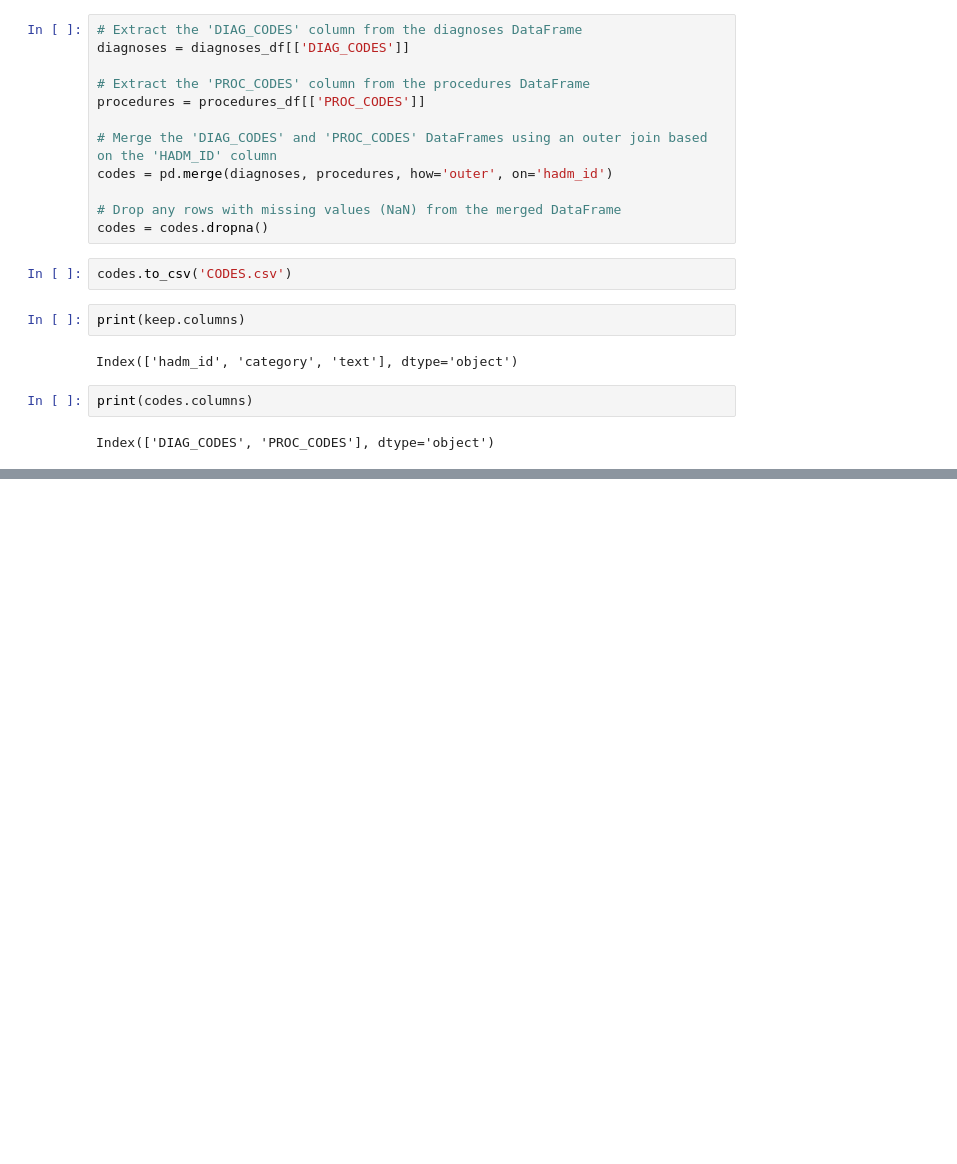
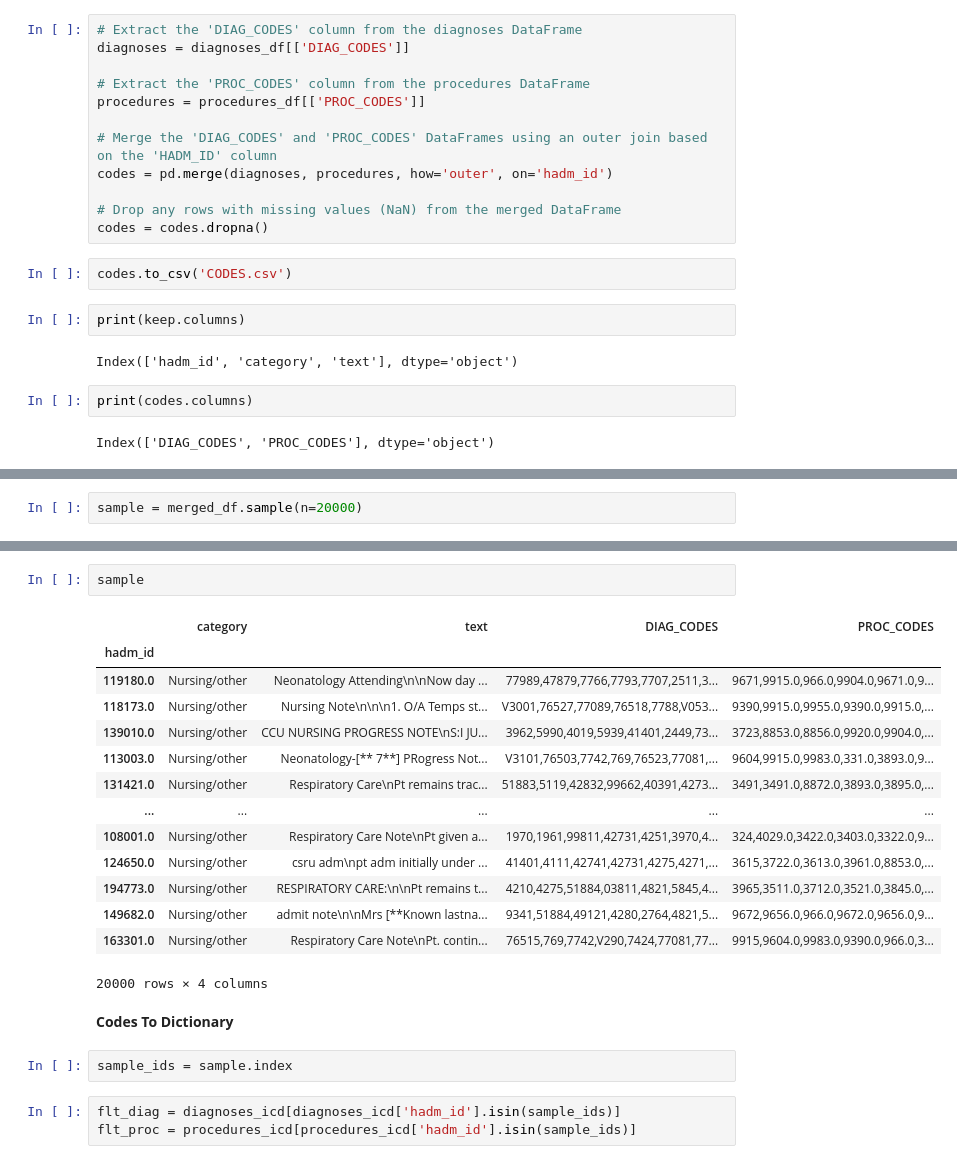
Before and after one commit to okechukwuchude/Automating-Medical-Coding, a Jupyter notebook: data_preprocessing.ipynb, the cells around one changed output, grey strips where cells are left out. Drawn from its saved outputs; the diff is of its cells as text; blank space fills up the shorter version.

```diff
--- a/data_preprocessing.ipynb
+++ b/data_preprocessing.ipynb
@@ -207,0 +226,2 @@ merged_df = merged_df.dropna()
+# %%
+sample = merged_df.sample(n=20000)
@@ -207,0 +234,24 @@ merged_df = merged_df.dropna()
+# %%
+sample
+# %% [output]
+|  | category | text | DIAG_CODES | PROC_CODES |
+| hadm_id |  |  |  |  |
+| 119180.0 | Nursing/other | Neonatology Attending\n\nNow day ... | 77989,47879,7766,7793,7707,2511,3... | 9671,9915.0,966.0,9904.0,9671.0,9... |
+| 118173.0 | Nursing/other | Nursing Note\n\n\n1. O/A Temps st... | V3001,76527,77089,76518,7788,V053... | 9390,9915.0,9955.0,9390.0,9915.0,... |
+| 139010.0 | Nursing/other | CCU NURSING PROGRESS NOTE\nS:I JU... | 3962,5990,4019,5939,41401,2449,73... | 3723,8853.0,8856.0,9920.0,9904.0,... |
+| 113003.0 | Nursing/other | Neonatology-[** 7**] PRogress Not... | V3101,76503,7742,769,76523,77081,... | 9604,9915.0,9983.0,331.0,3893.0,9... |
+| 131421.0 | Nursing/other | Respiratory Care\nPt remains trac... | 51883,5119,42832,99662,40391,4273... | 3491,3491.0,8872.0,3893.0,3895.0,... |
+| ... | ... | ... | ... | ... |
+| 108001.0 | Nursing/other | Respiratory Care Note\nPt given a... | 1970,1961,99811,42731,4251,3970,4... | 324,4029.0,3422.0,3403.0,3322.0,9... |
+| 124650.0 | Nursing/other | csru adm\npt adm initially under ... | 41401,4111,42741,42731,4275,4271,... | 3615,3722.0,3613.0,3961.0,8853.0,... |
+| 194773.0 | Nursing/other | RESPIRATORY CARE:\n\nPt remains t... | 4210,4275,51884,03811,4821,5845,4... | 3965,3511.0,3712.0,3521.0,3845.0,... |
+| 149682.0 | Nursing/other | admit note\n\nMrs [**Known lastna... | 9341,51884,49121,4280,2764,4821,5... | 9672,9656.0,966.0,9672.0,9656.0,9... |
+| 163301.0 | Nursing/other | Respiratory Care Note\nPt. contin... | 76515,769,7742,V290,7424,77081,77... | 9915,9604.0,9983.0,9390.0,966.0,3... |
+20000 rows × 4 columns
+# %% [markdown]
+**Codes To Dictionary**
+# %%
+sample_ids = sample.index
+# %%
+flt_diag = diagnoses_icd[diagnoses_icd['hadm_id'].isin(sample_ids)]
+flt_proc = procedures_icd[procedures_icd['hadm_id'].isin(sample_ids)]
```
Also changed, not shown: parts of 4 cells of this notebook.
